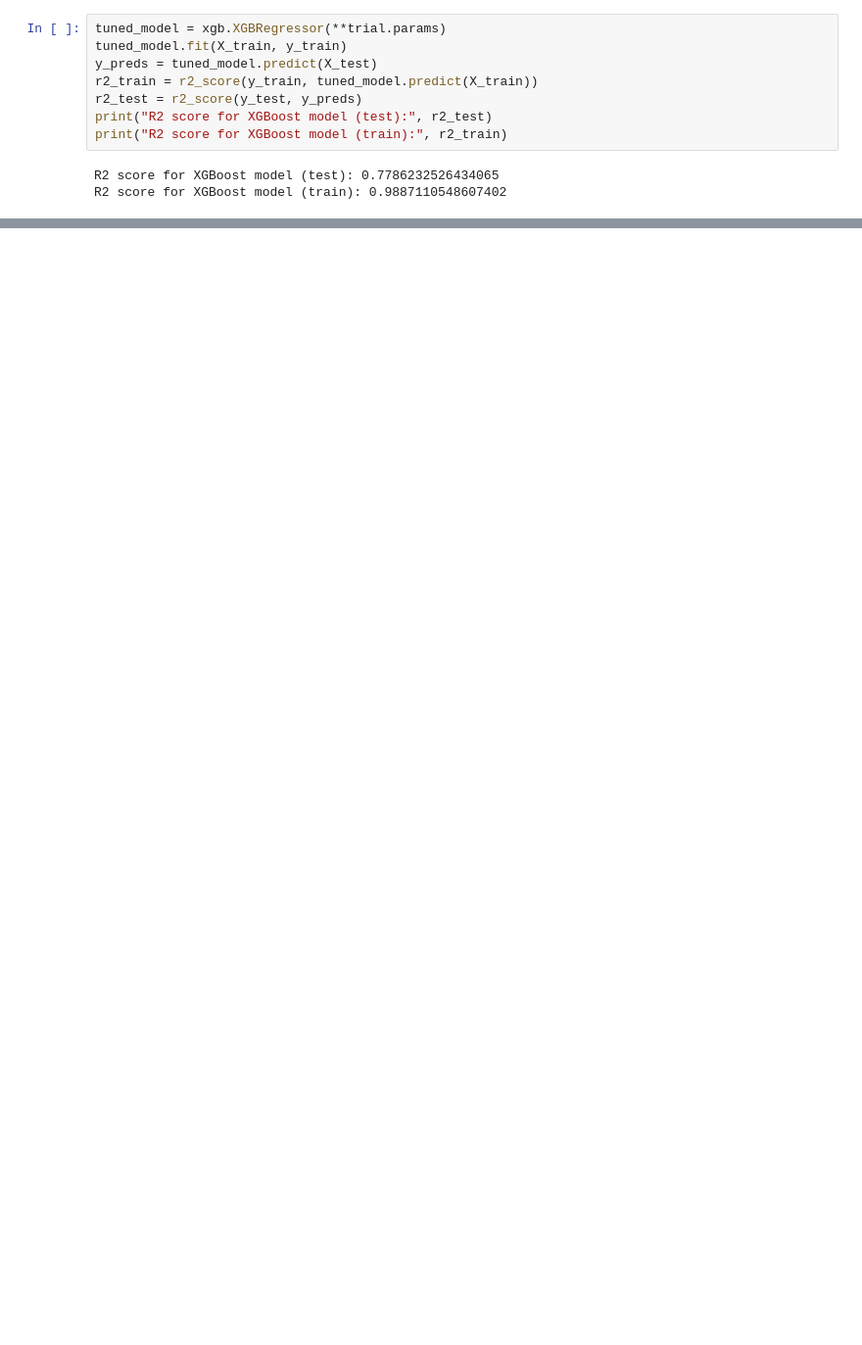
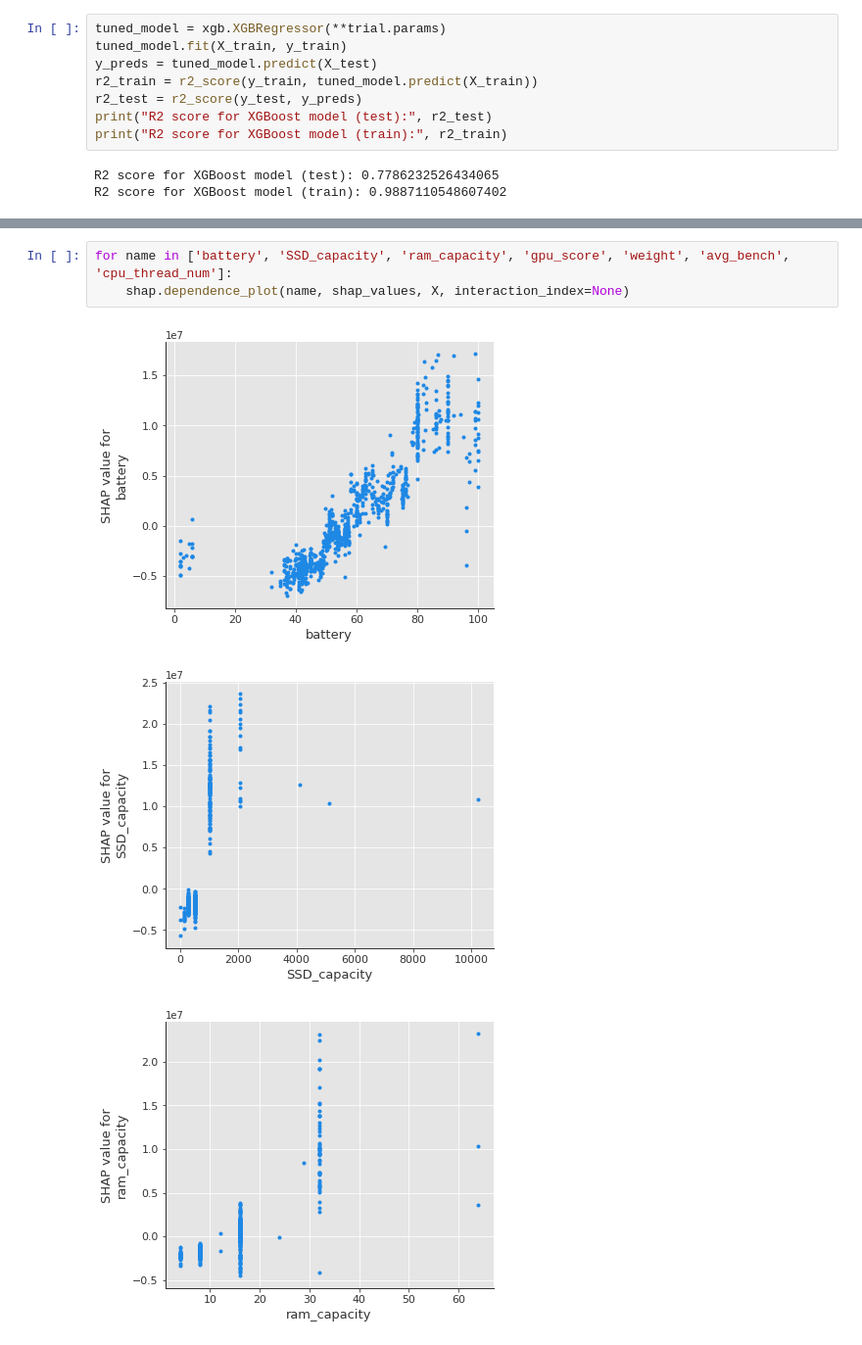
Before and after one commit to tranvuongquocdat/Semester20221_IntroToDataScience_CapstoneProject, a Jupyter notebook: model/XGBoost.ipynb, the cells around one changed output, grey strips where cells are left out. Shown at 98% size. Saved outputs shown, nothing was run; the diff lists cells and outputs as text; blank space fills up the shorter version.

```diff
--- a/model/XGBoost.ipynb
+++ b/model/XGBoost.ipynb
@@ -216,0 +296,7 @@ R2 score for XGBoost model (train): 0.9887110548607402
+# %%
+for name in ['battery', 'SSD_capacity', 'ram_capacity', 'gpu_score', 'weight', 'avg_bench', 'cpu_thread_num']:
+    shap.dependence_plot(name, shap_values, X, interaction_index=None)
+# %% [output]
+[figure, added]
+[figure, added]
+[figure, added]
```
Also changed, not shown: parts of 25 cells of this notebook, 4 other files.
